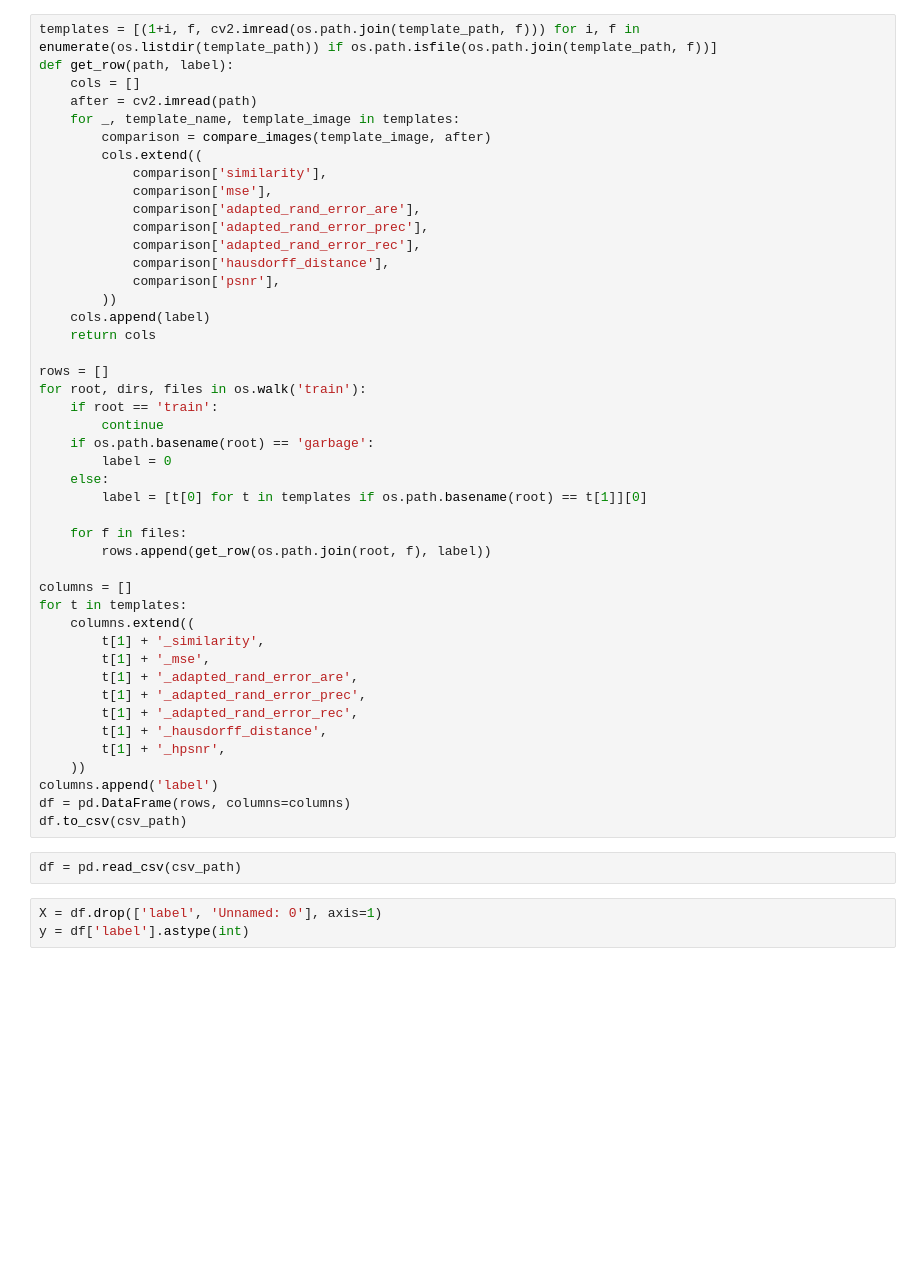
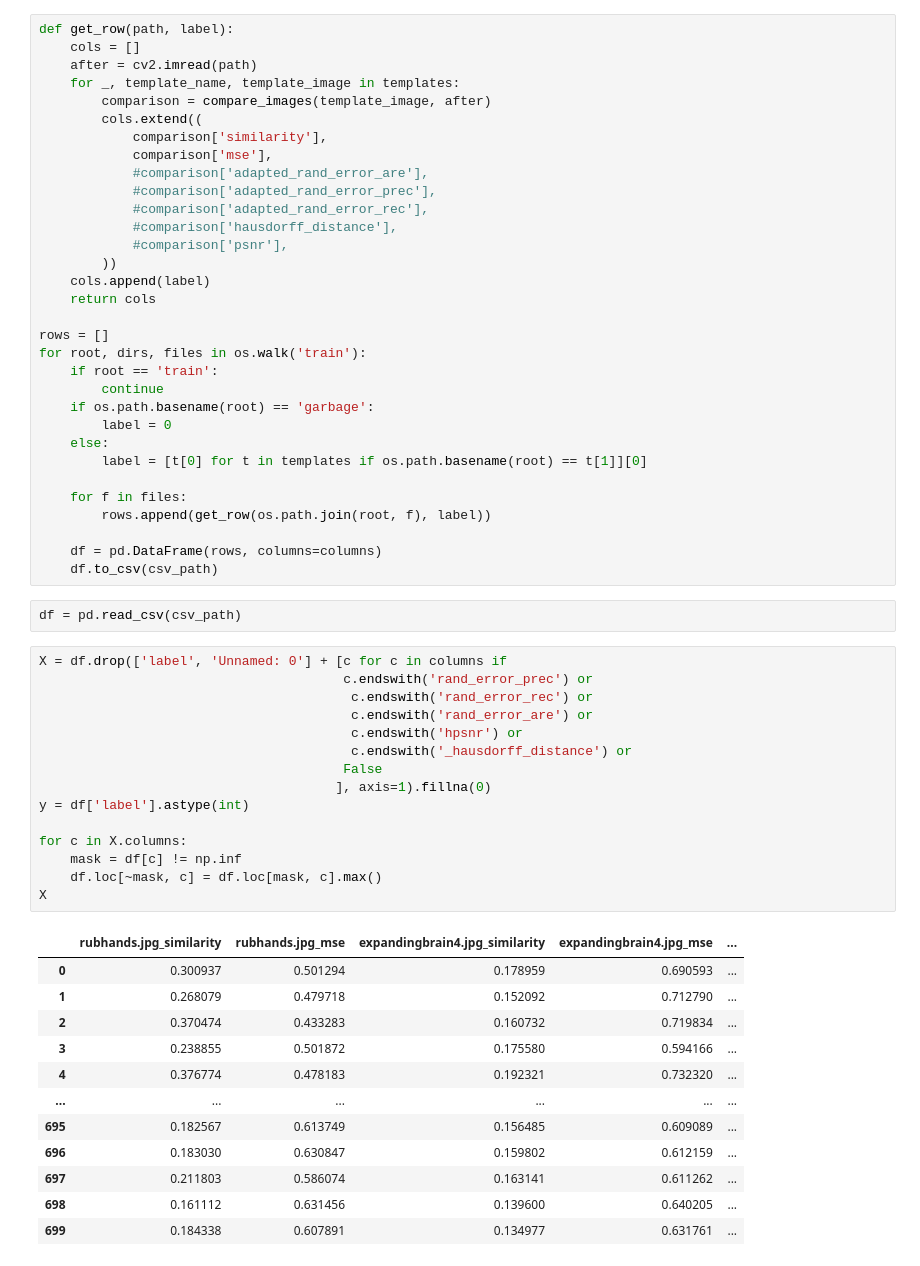
Before and after one commit to seppo0010/meme-classifier, a Jupyter notebook: train model.ipynb, the cells around one changed output. Drawn from its saved outputs; the diff is of its cells as text; blank space fills up the shorter version.

```diff
--- a/train model.ipynb
+++ b/train model.ipynb
@@ -15,5 +32,4 @@ template_path = 'template'
 # %%
-templates = [(1+i, f, cv2.imread(os.path.join(template_path, f))) for i, f in enumerate(os.listdir(template_path)) if os.path.isfile(os.path.join(template_path, f))]
 def get_row(path, label):
     cols = []
     after = cv2.imread(path)
@@ -22,11 +38,11 @@ def get_row(path, label):
         cols.extend((
             comparison['similarity'],
             comparison['mse'],
-            comparison['adapted_rand_error_are'],
-            comparison['adapted_rand_error_prec'],
-            comparison['adapted_rand_error_rec'],
-            comparison['hausdorff_distance'],
-            comparison['psnr'],
+            #comparison['adapted_rand_error_are'],
+            #comparison['adapted_rand_error_prec'],
+            #comparison['adapted_rand_error_rec'],
+            #comparison['hausdorff_distance'],
+            #comparison['psnr'],
         ))
     cols.append(label)
     return cols
@@ -43,22 +59,35 @@ for root, dirs, files in os.walk('train'):
     for f in files:
         rows.append(get_row(os.path.join(root, f), label))
 
-columns = []
-for t in templates:
-    columns.extend((
-        t[1] + '_similarity',
-        t[1] + '_mse',
-        t[1] + '_adapted_rand_error_are',
-        t[1] + '_adapted_rand_error_prec',
-        t[1] + '_adapted_rand_error_rec',
-        t[1] + '_hausdorff_distance',
-        t[1] + '_hpsnr',
-    ))
-columns.append('label')
-df = pd.DataFrame(rows, columns=columns)
-df.to_csv(csv_path)
+    df = pd.DataFrame(rows, columns=columns)
+    df.to_csv(csv_path)
 # %%
 df = pd.read_csv(csv_path)
 # %%
-X = df.drop(['label', 'Unnamed: 0'], axis=1)
+X = df.drop(['label', 'Unnamed: 0'] + [c for c in columns if
+                                       c.endswith('rand_error_prec') or
+                                        c.endswith('rand_error_rec') or
+                                        c.endswith('rand_error_are') or
+                                        c.endswith('hpsnr') or
+                                        c.endswith('_hausdorff_distance') or
+                                       False
+                                      ], axis=1).fillna(0)
 y = df['label'].astype(int)
+
+for c in X.columns:
+    mask = df[c] != np.inf
+    df.loc[~mask, c] = df.loc[mask, c].max()
+X
+# %% [output]
+|  | rubhands.jpg_similarity | rubhands.jpg_mse | expandingbrain4.jpg_similarity | expandingbrain4.jpg_mse | ... |
+| 0 | 0.300937 | 0.501294 | 0.178959 | 0.690593 | ... |
+| 1 | 0.268079 | 0.479718 | 0.152092 | 0.712790 | ... |
+| 2 | 0.370474 | 0.433283 | 0.160732 | 0.719834 | ... |
+| 3 | 0.238855 | 0.501872 | 0.175580 | 0.594166 | ... |
+| 4 | 0.376774 | 0.478183 | 0.192321 | 0.732320 | ... |
+| ... | ... | ... | ... | ... | ... |
+| 695 | 0.182567 | 0.613749 | 0.156485 | 0.609089 | ... |
+| 696 | 0.183030 | 0.630847 | 0.159802 | 0.612159 | ... |
+| 697 | 0.211803 | 0.586074 | 0.163141 | 0.611262 | ... |
+| 698 | 0.161112 | 0.631456 | 0.139600 | 0.640205 | ... |
+| 699 | 0.184338 | 0.607891 | 0.134977 | 0.631761 | ... |
```
Also changed, not shown: parts of 11 cells of this notebook, 3 other files.
